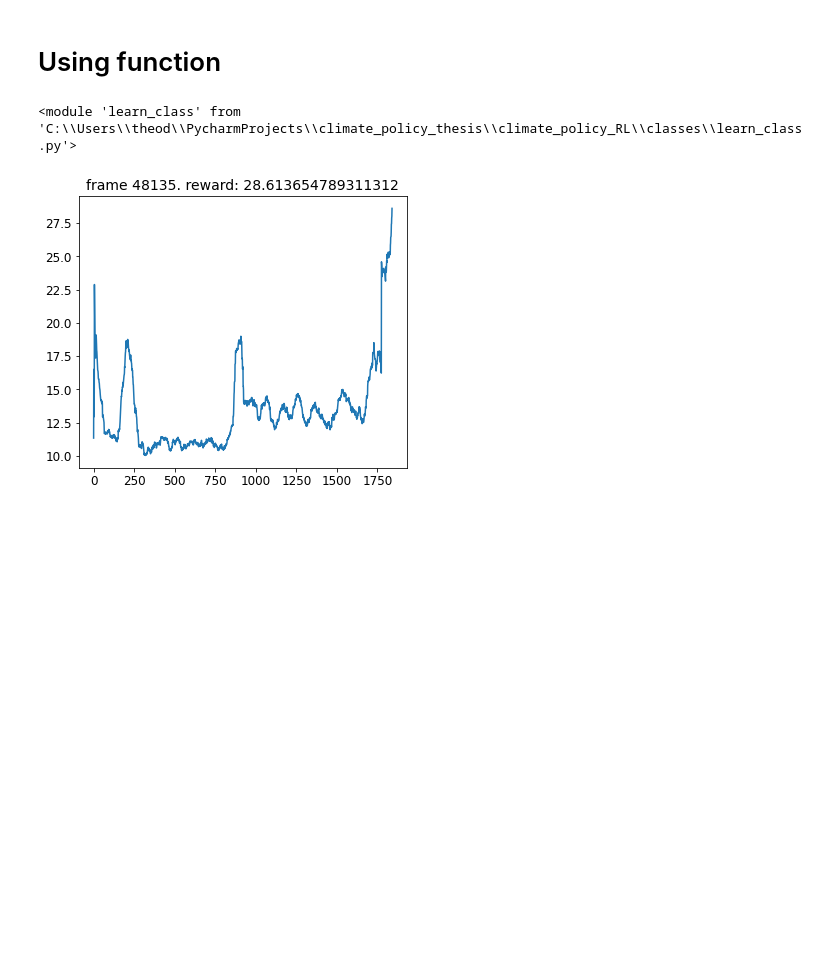
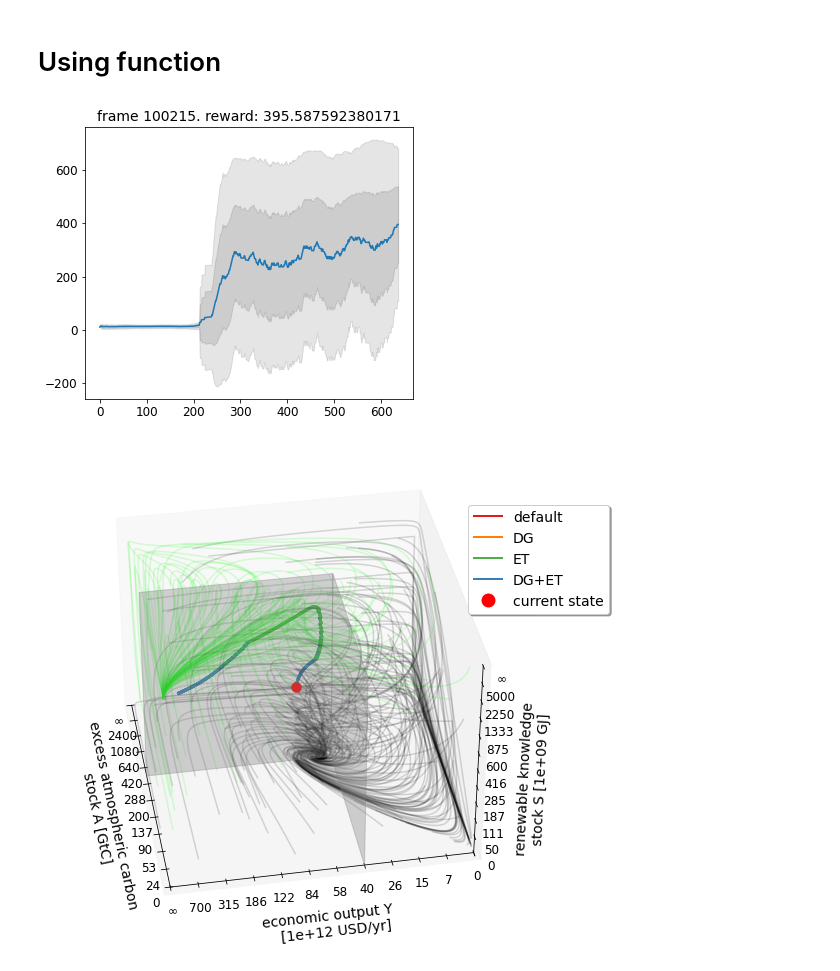
Before and after one commit to TheodoreWolf/climate_policy_rl, a Jupyter notebook: classes/AYS_testing.ipynb, the cells around one changed output. Saved outputs shown, nothing was run; the diff lists cells and outputs as text; code cells hidden in the pictures; blank space fills up the shorter version.

```diff
--- a/classes/AYS_testing.ipynb
+++ b/classes/AYS_testing.ipynb
@@ -138,13 +136,4 @@ plot_test_trajectory(env, agent)
 # %%
 from importlib import reload
 import learn_class as lc
-reload(lc)
+from Learning import utils as us
-# %% [output]
-<module 'learn_class' from 'C:\\Users\\theod\\PycharmProjects\\climate_policy_thesis\\climate_policy_RL\\classes\\learn_class.py'>
-# %%
-reload(lc)
-experiment = lc.learning(wandb_save=False, max_frames=1e6, max_episodes=3000)
-experiment.set_agent("A2C", epsilon=0.01, lr=3e-4)
-experiment.learning_loop_online("A2C", notebook=True, plotting=False)
-# %% [output]
-[figure, removed]
@@ -155,0 +140,8 @@ experiment.learning_loop_online("A2C", notebook=True, plotting=False)
+# %%
+reload(lc)
+experiment = lc.learning(wandb_save=False, max_epochs=75, max_frames=1e5, max_episodes=2000, reward_type="PB")
+experiment.set_agent("DuelDDQN", epsilon=0.29, lr=1.2e-4, polyak=False, tau=0.055, rho=0.88)
+rewards = experiment.learning_loop_offline("DuelDDQN", batch_size=256, buffer_size=4096, per_is=True, notebook=True, plotting=True, alpha=0.403, beta=0.359)
+# %% [output]
+[figure, added]
+[figure, added]
```
Also changed, not shown: parts of 11 cells of this notebook, 7 other files.
